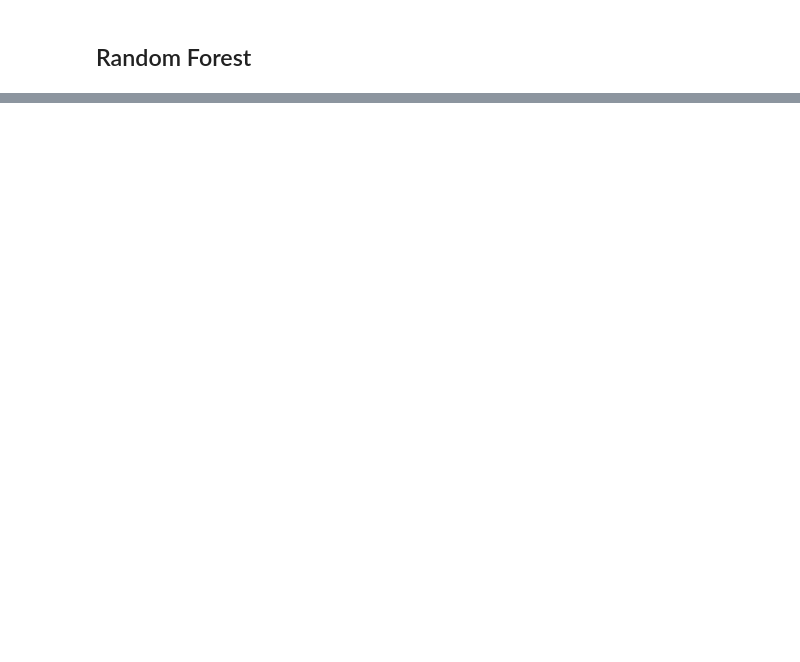
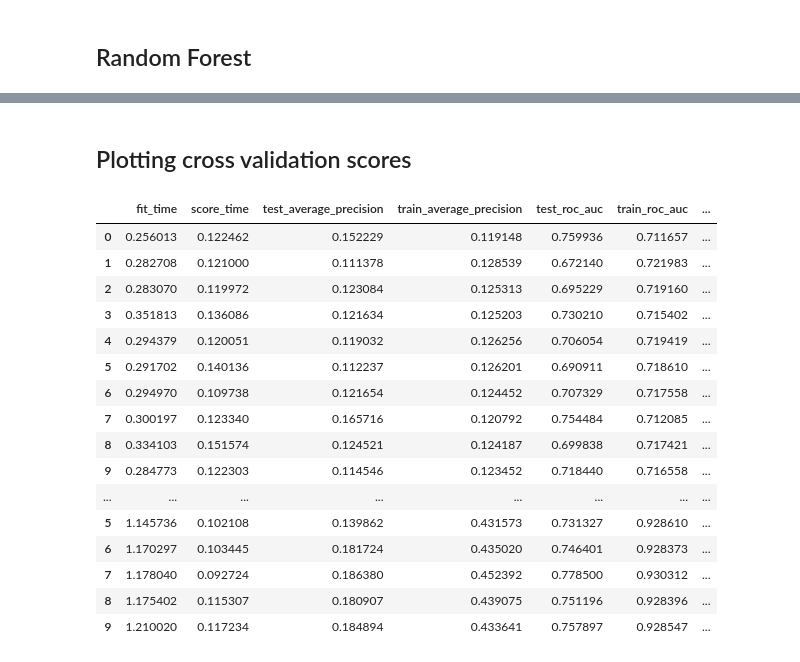
Before and after one commit to ray-chav/stop-and-search, a Jupyter notebook: scripts/modeling/preprocessing_pipeline.ipynb, the cells around one changed output, grey strips where cells are left out. Drawn from its saved outputs; the diff is of its cells as text; code cells hidden in the pictures; blank space fills up the shorter version.

```diff
--- a/scripts/modeling/preprocessing_pipeline.ipynb
+++ b/scripts/modeling/preprocessing_pipeline.ipynb
@@ -251,0 +296,26 @@ train_f1         0.038 ± 0.007
+# %% [markdown]
+## Plotting cross validation scores
+# %%
+lr_scores["Model"] = "Logistic Regression"
+dt_scores["Model"] = "Decision Tree"
+rf_scores["Model"] = "Random Forest"
+scores = pd.concat([lr_scores, dt_scores, rf_scores])
+scores
+# %% [output]
+|  | fit_time | score_time | test_average_precision | train_average_precision | test_roc_auc | train_roc_auc | ... |
+| 0 | 0.256013 | 0.122462 | 0.152229 | 0.119148 | 0.759936 | 0.711657 | ... |
+| 1 | 0.282708 | 0.121000 | 0.111378 | 0.128539 | 0.672140 | 0.721983 | ... |
+| 2 | 0.283070 | 0.119972 | 0.123084 | 0.125313 | 0.695229 | 0.719160 | ... |
+| 3 | 0.351813 | 0.136086 | 0.121634 | 0.125203 | 0.730210 | 0.715402 | ... |
+| 4 | 0.294379 | 0.120051 | 0.119032 | 0.126256 | 0.706054 | 0.719419 | ... |
+| 5 | 0.291702 | 0.140136 | 0.112237 | 0.126201 | 0.690911 | 0.718610 | ... |
+| 6 | 0.294970 | 0.109738 | 0.121654 | 0.124452 | 0.707329 | 0.717558 | ... |
+| 7 | 0.300197 | 0.123340 | 0.165716 | 0.120792 | 0.754484 | 0.712085 | ... |
+| 8 | 0.334103 | 0.151574 | 0.124521 | 0.124187 | 0.699838 | 0.717421 | ... |
+| 9 | 0.284773 | 0.122303 | 0.114546 | 0.123452 | 0.718440 | 0.716558 | ... |
+| ... | ... | ... | ... | ... | ... | ... | ... |
+| 5 | 1.145736 | 0.102108 | 0.139862 | 0.431573 | 0.731327 | 0.928610 | ... |
+| 6 | 1.170297 | 0.103445 | 0.181724 | 0.435020 | 0.746401 | 0.928373 | ... |
+| 7 | 1.178040 | 0.092724 | 0.186380 | 0.452392 | 0.778500 | 0.930312 | ... |
+| 8 | 1.175402 | 0.115307 | 0.180907 | 0.439075 | 0.751196 | 0.928396 | ... |
+| 9 | 1.210020 | 0.117234 | 0.184894 | 0.433641 | 0.757897 | 0.928547 | ... |
```
Also changed, not shown: parts of 14 cells of this notebook, 6 other files.
